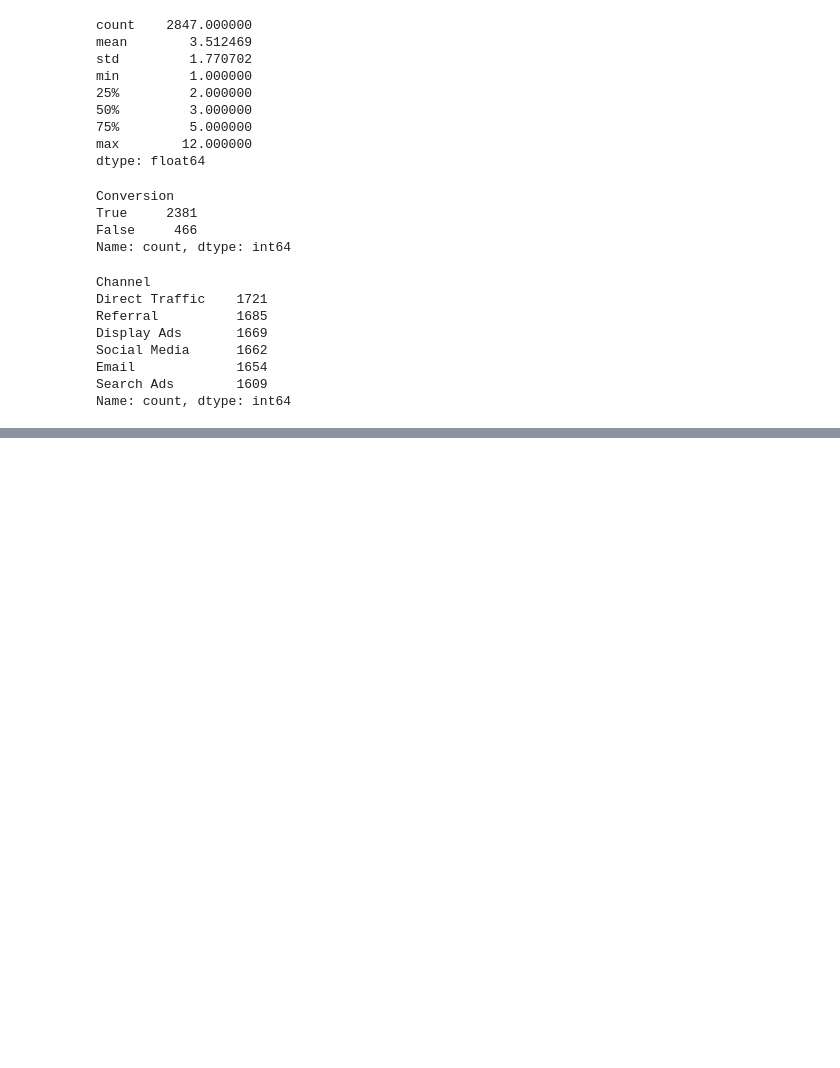
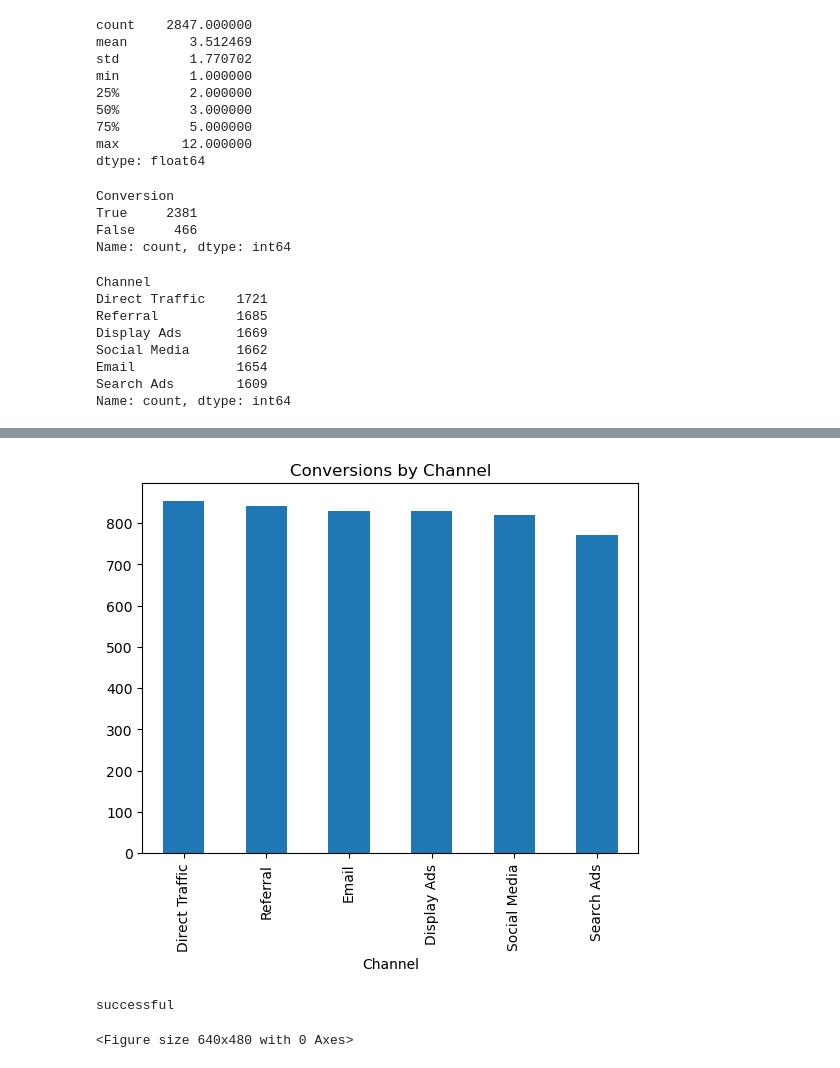
Before and after one commit to samradhisharma6-glitch/Multi-Touch-Marketing-Attribution-ROI-Dashboard, a Jupyter notebook: notebooks/Week1_EDA.ipynb.ipynb, the cells around one changed output, grey strips where cells are left out. Saved outputs shown, nothing was run; the diff lists cells and outputs as text; code cells hidden in the pictures; blank space fills up the shorter version.

```diff
--- a/notebooks/Week1_EDA.ipynb.ipynb
+++ b/notebooks/Week1_EDA.ipynb.ipynb
@@ -257,0 +285,10 @@ Name: count, dtype: int64
+# %%
+#Channel-wise Conversion Count
+channel_conversion = (
+    df[df['Conversion'] == 'Yes']
+    .groupby('Channel')
+    .size()
+    .sort_values(ascending=False)
+)
+
+print(channel_conversion)
@@ -257,0 +367,15 @@ Name: count, dtype: int64
+# %%
+channel_conversion.plot(kind='bar')
+plt.title('Conversions by Channel')
+plt.show()
+import os
+import matplotlib.pyplot as plt
+
+save_path = '../report/images/channel_conversion.png'
+plt.savefig('../report/images/channel_conversion.png',
+            bbox_inches='tight')
+print("successful")
+# %% [output]
+[figure, added]
+successful
+<Figure size 640x480 with 0 Axes>
```
Also changed, not shown: parts of 32 cells of this notebook, 9 other files.
